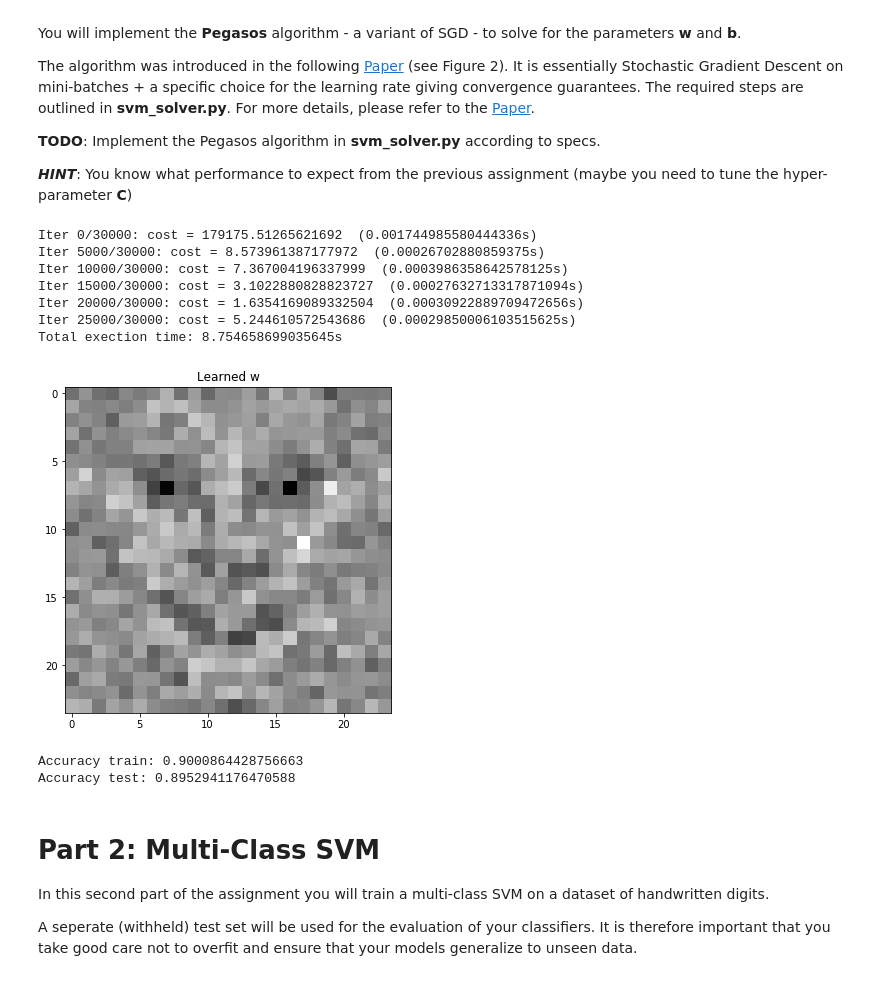
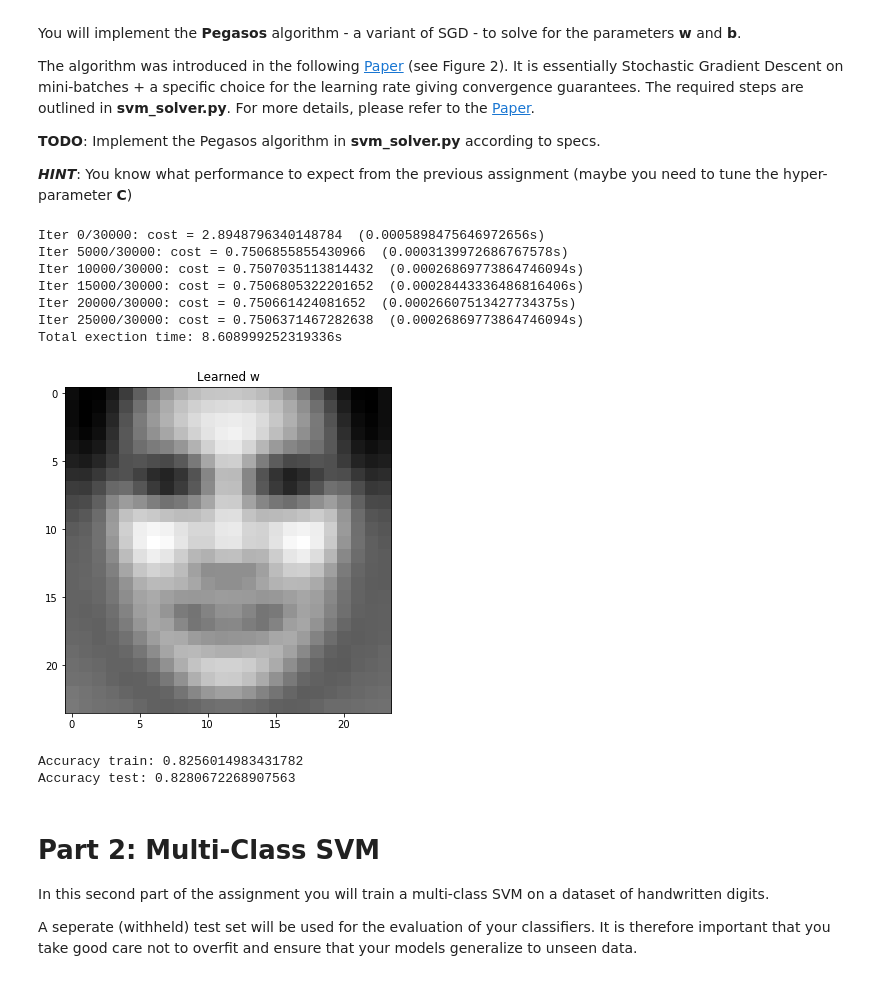
Before and after one commit to guertlef/MachineLearningHS19, a Jupyter notebook: ProgrammingAssignments/U2/Assignment2.ipynb, the cells around one changed output. Saved outputs shown, nothing was run; the diff lists cells and outputs as text; code cells hidden in the pictures.

```diff
--- a/ProgrammingAssignments/U2/Assignment2.ipynb
+++ b/ProgrammingAssignments/U2/Assignment2.ipynb
@@ -142,35 +142,35 @@ The algorithm was introduced in the following [Paper](http://ttic.uchicago.edu/~
 # %%
 # We'll meausure the execution time
 start = time.time()
 
-C = 1.0
+C = 0.01
 w, b, losses = svm_solver(X_train, y_train, C, num_iter=30000, num_per_batch=64)
 
 exec_time = time.time()-start
 print('Total exection time: {}s'.format(exec_time))
 
 # We can have a look at what theta has learned to recognise as "face"
 plt.imshow(np.reshape(w, [24, 24], order='F'))
 plt.title('Learned w')
 plt.show()
 
 # Make predictions
 preds_train = np.ones_like(y_train) - 2 * (np.dot(X_train, w) + b < 0)
 preds_test = np.ones_like(y_test) - 2 * (np.dot(X_test, w) + b < 0)
 
 print('Accuracy train: {}'.format(np.mean(preds_train == y_train)))
 print('Accuracy test: {}'.format(np.mean(preds_test == y_test)))
 # %% [output]
-Iter 0/30000: cost = 179175.51265621692  (0.001744985580444336s)
-Iter 5000/30000: cost = 8.573961387177972  (0.00026702880859375s)
-Iter 10000/30000: cost = 7.367004196337999  (0.0003986358642578125s)
-Iter 15000/30000: cost = 3.1022880828823727  (0.00027632713317871094s)
-Iter 20000/30000: cost = 1.6354169089332504  (0.00030922889709472656s)
-Iter 25000/30000: cost = 5.244610572543686  (0.00029850006103515625s)
-Total exection time: 8.754658699035645s
+Iter 0/30000: cost = 2.8948796340148784  (0.0005898475646972656s)
+Iter 5000/30000: cost = 0.7506855855430966  (0.0003139972686767578s)
+Iter 10000/30000: cost = 0.7507035113814432  (0.00026869773864746094s)
+Iter 15000/30000: cost = 0.7506805322201652  (0.00028443336486816406s)
+Iter 20000/30000: cost = 0.750661424081652  (0.00026607513427734375s)
+Iter 25000/30000: cost = 0.7506371467282638  (0.00026869773864746094s)
+Total exection time: 8.608999252319336s
-[figure, old version]
+[figure, new version]
-Accuracy train: 0.9000864428756663
-Accuracy test: 0.8952941176470588
+Accuracy train: 0.8256014983431782
+Accuracy test: 0.8280672268907563
 # %% [markdown]
 # Part 2: Multi-Class SVM
 
```
Also changed, not shown: parts of 12 cells of this notebook.
